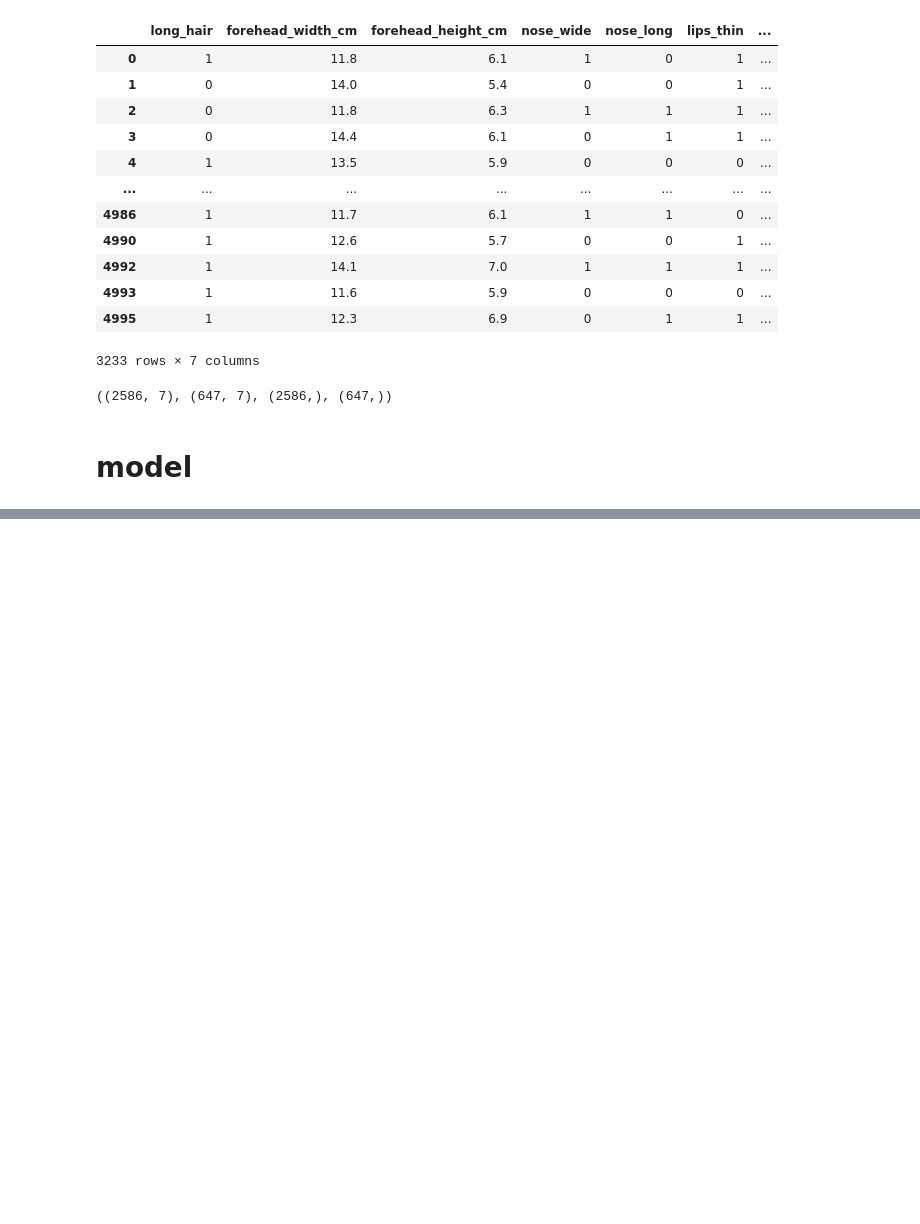
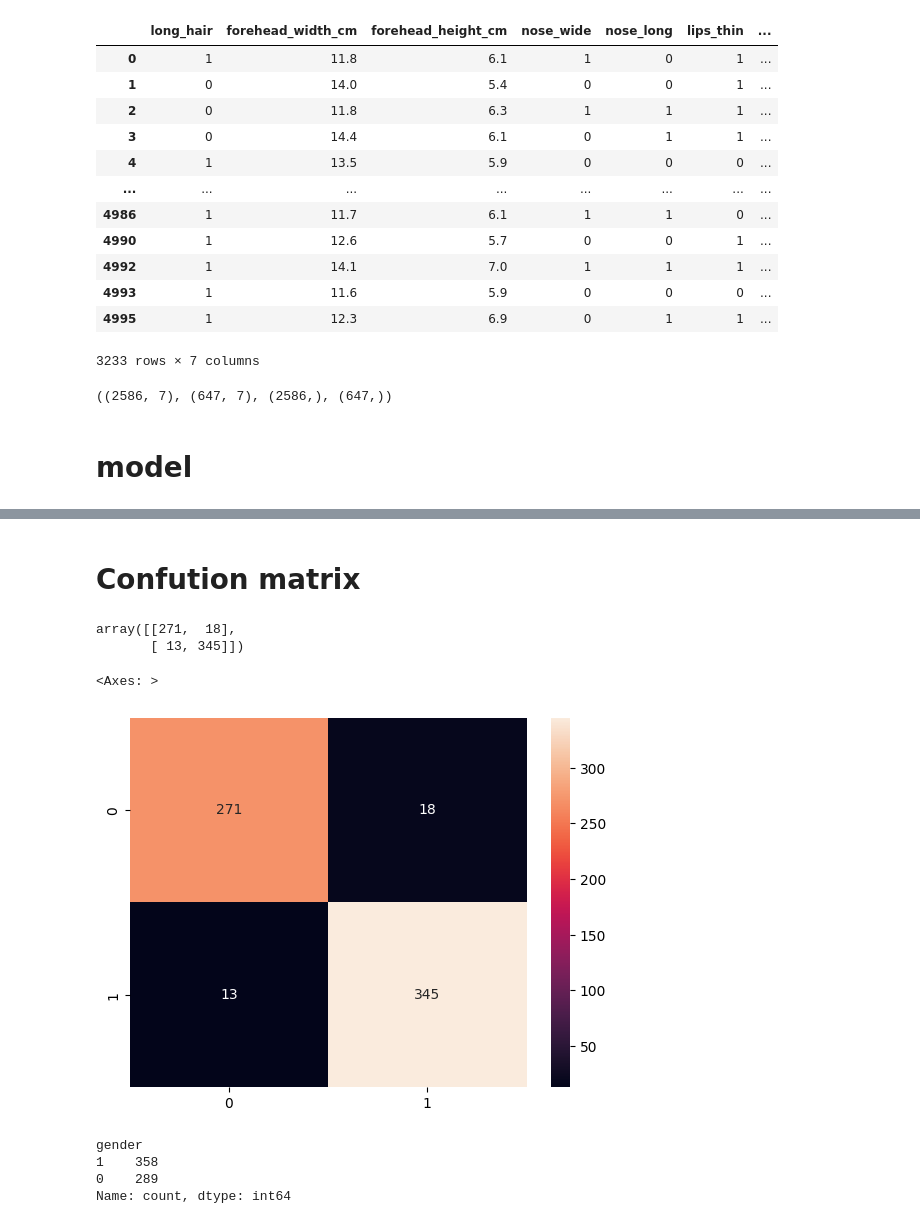
Before and after one commit to ebteshamul/logistic-regression, a Jupyter notebook: model.ipynb, the cells around one changed output, grey strips where cells are left out. Saved outputs shown, nothing was run; the diff lists cells and outputs as text; code cells hidden in the pictures; blank space fills up the shorter version.

```diff
--- a/model.ipynb
+++ b/model.ipynb
@@ -225,0 +227,3 @@ model.score(xtest, ytest)
+# %%
+prediction = model.predict(xtest)
+prediction
@@ -225,0 +288,20 @@ model.score(xtest, ytest)
+# %% [markdown]
+# Confution matrix
+# %%
+cm = confusion_matrix(ytest, prediction)
+cm
+# %% [output]
+array([[271,  18],
+       [ 13, 345]])
+# %%
+sns.heatmap(cm, annot=True, fmt="g")
+# %% [output]
+<Axes: >
+[figure, added]
+# %%
+ytest.value_counts()
+# %% [output]
+gender
+1    358
+0    289
+Name: count, dtype: int64
```
Also changed, not shown: parts of 11 cells of this notebook.
